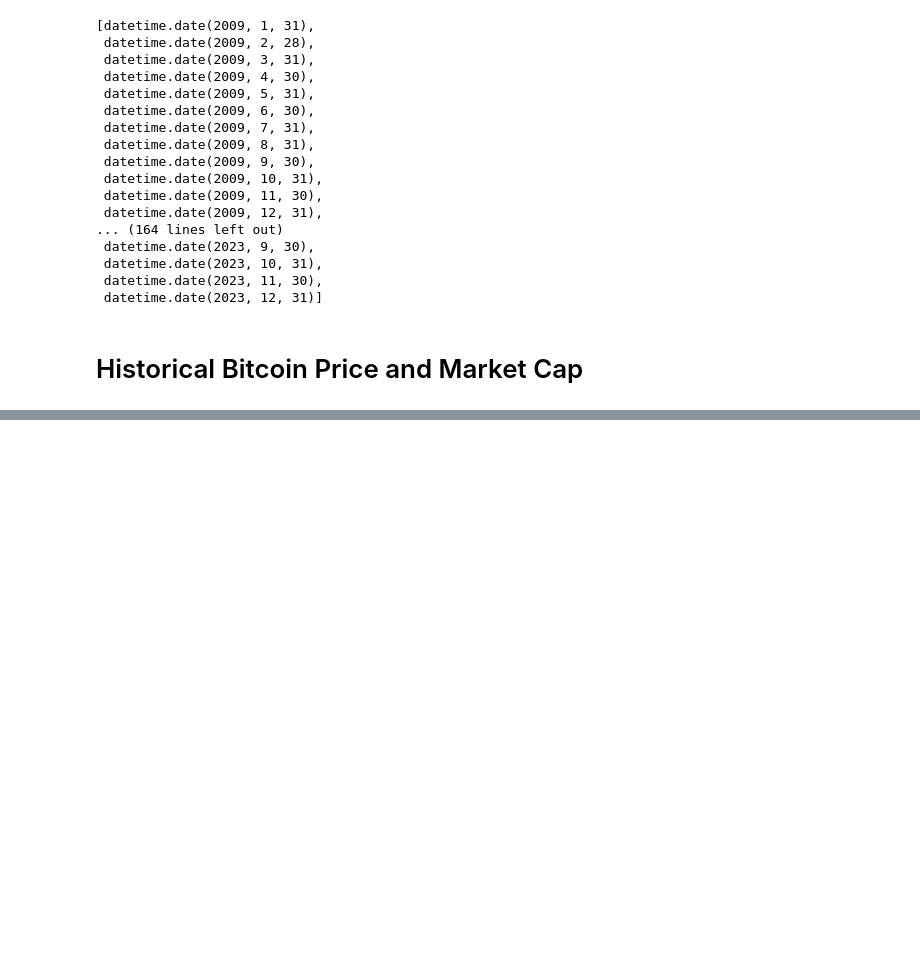
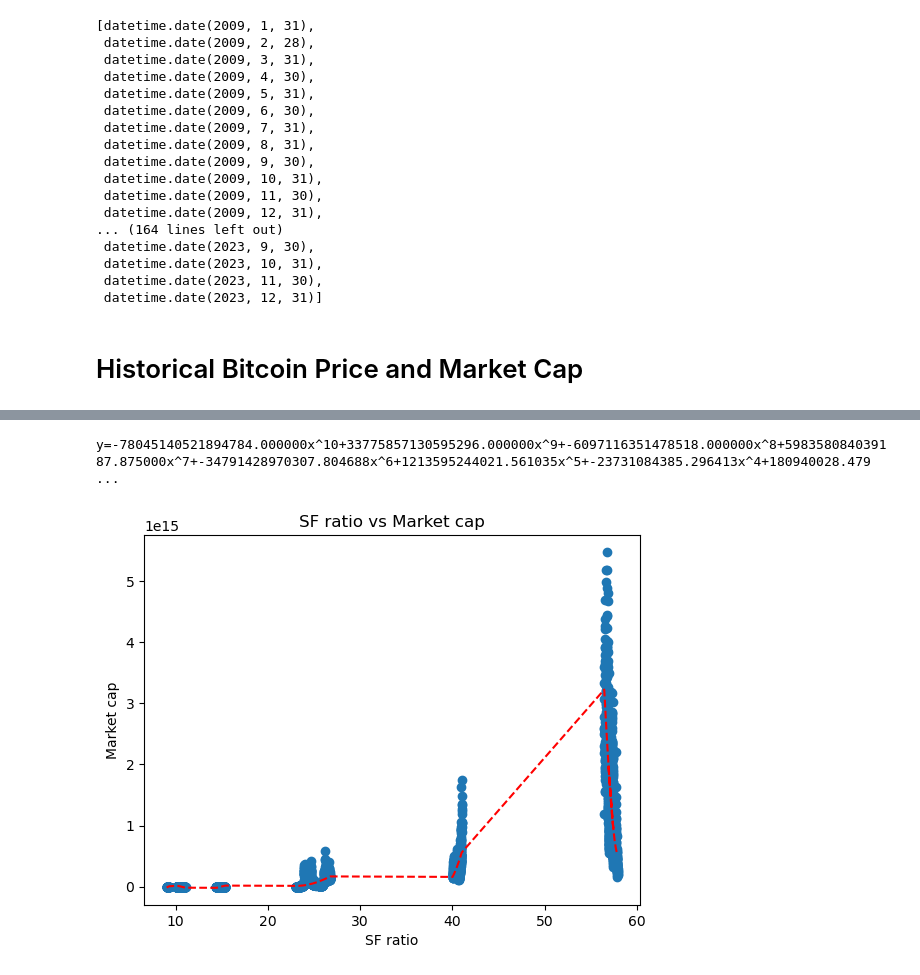
Before and after one commit to Moises-mfg/Analise-exploratoria-blockchain-Bitcoin, a Jupyter notebook: stocktoflow.ipynb, the cells around one changed output, grey strips where cells are left out. Cells and saved outputs as stored; diff of their text form; code cells hidden in the pictures; blank space fills up the shorter version.

```diff
--- a/stocktoflow.ipynb
+++ b/stocktoflow.ipynb
@@ -326,0 +312,4 @@ btc_data
+# %%
+btc_data["Market_cap"] = btc_data["Close"] * btc_data["Volume"]
+btc_data["Date"] = btc_data["Date"].dt.date
+btc_data
@@ -326,0 +330,45 @@ btc_data
+# %%
+# fiding the index of the max value in btc_data
+max_index = btc_data['Market_cap'].idxmax()
+
+#fiding the previous day's index
+previous_index = max_index - 1
+
+# finding the date of the max
+max_date = btc_data.loc[max_index, 'Date']
+
+# finding the value of  market cap of the previous day
+previous_index_maket_cap = btc_data.loc[previous_index, 'Market_cap']
+
+#substitue the value of the max market cap in the btc_data dataframe
+btc_data.loc[max_index, 'Market_cap'] = previous_index_maket_cap
+# %%
+import matplotlib.pyplot as plt
+import numpy as np
+
+#convert the date 2014-9-17 to datetime.date format
+data_inicial = dt.date(2014, 9, 17)
+data_final = dt.date(2022, 12, 30)
+
+#get the df_daily just after the date 2014-09-17
+df_daily = df_daily[df_daily["GMT_date"] > data_inicial]
+df_daily = df_daily[df_daily["GMT_date"] < data_final]
+btc_data = btc_data[btc_data["Date"] > data_inicial]
+btc_data = btc_data[btc_data["Date"] < data_final]
+
+X = df_daily["sf_ratio"]
+y = btc_data["Market_cap"]
+plt.scatter(X, y)
+plt.xlabel("SF ratio")
+plt.ylabel("Market cap")
+plt.title("SF ratio vs Market cap")
+
+#add the trendline
+z = np.polyfit(X, y, 10)
+p = np.poly1d(z)
+plt.plot(X,p(X),"r--")
+
+plt.show()
+# %% [output]
+y=-78045140521894784.000000x^10+33775857130595296.000000x^9+-6097116351478518.000000x^8+598358084039187.875000x^7+-34791428970307.804688x^6+1213595244021.561035x^5+-23731084385.296413x^4+180940028.479 ...
+[figure, added]
```
Also changed, not shown: parts of 14 cells of this notebook.
